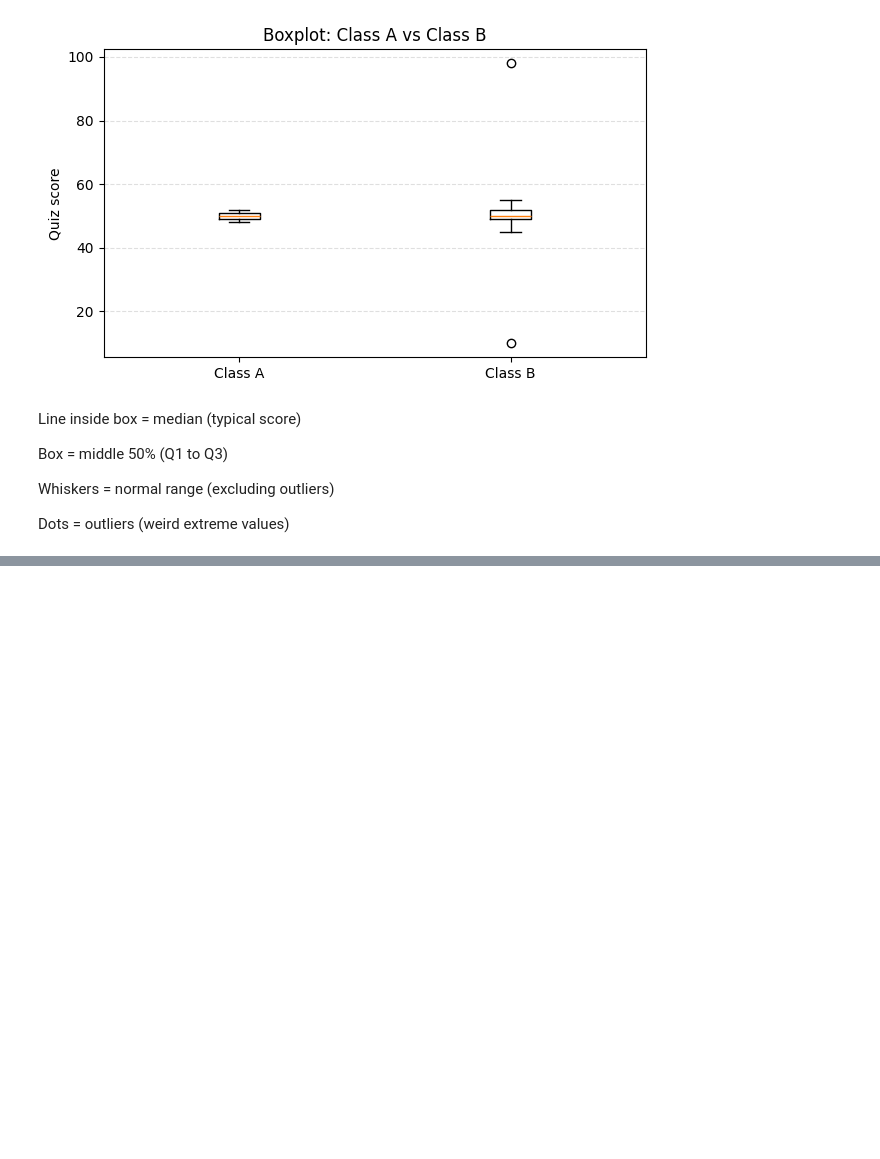
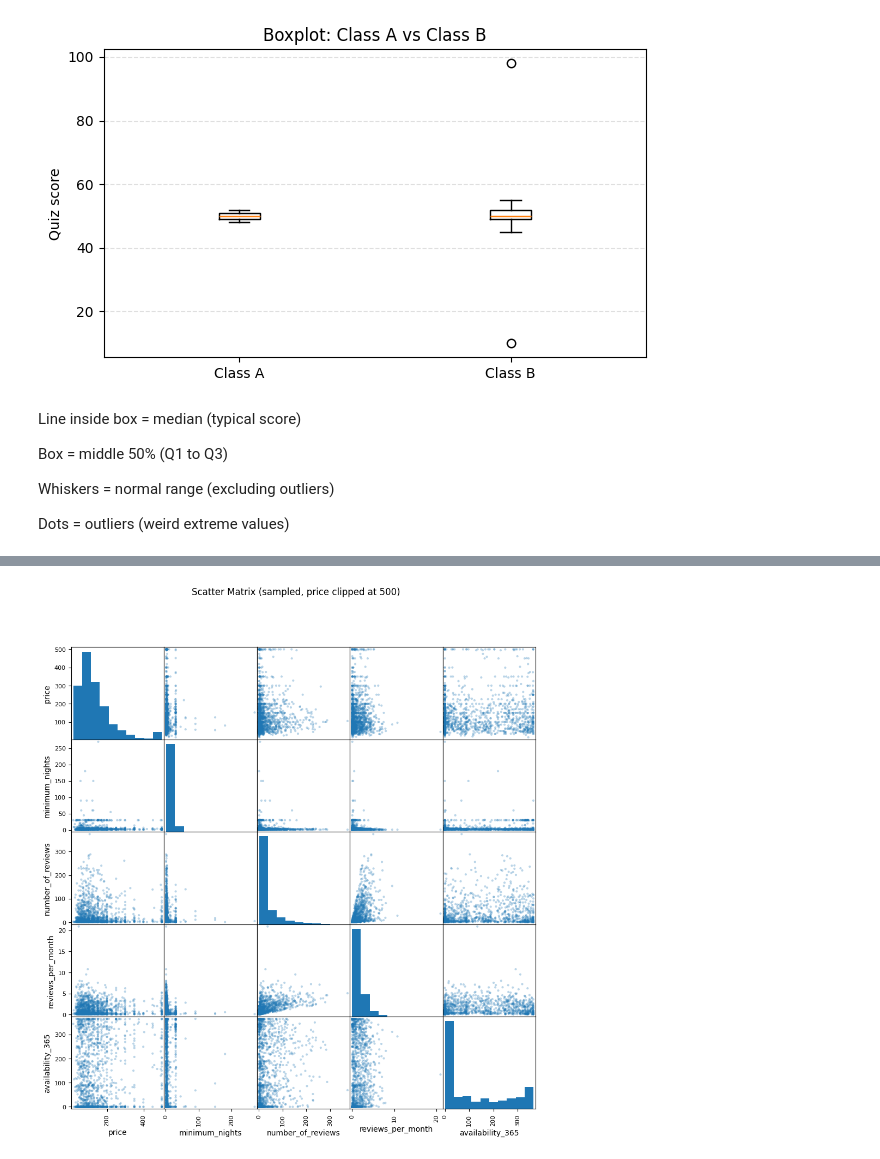
Before and after one commit to mohit716/airbnb-nyc-pandas, a Jupyter notebook: airbnb-nyc-pandas.ipynb, the cells around one changed output, grey strips where cells are left out. Saved outputs shown, nothing was run; the diff lists cells and outputs as text; code cells hidden in the pictures; blank space fills up the shorter version.

```diff
--- a/airbnb-nyc-pandas.ipynb
+++ b/airbnb-nyc-pandas.ipynb
@@ -2205,0 +2344,30 @@ Dots = outliers (weird extreme values)
+# %%
+# ----------------------------
+# 2) Pairplot / Scatter matrix (choose a small subset to keep it readable)
+# ----------------------------
+from pandas.plotting import scatter_matrix
+
+pair_cols = [
+    "price",
+    "minimum_nights",
+    "number_of_reviews",
+    "reviews_per_month",
+    "availability_365",
+]
+
+df_pair = df[pair_cols].copy()
+
+# optional: clip price so extreme listings don't dominate the visuals
+df_pair["price"] = df_pair["price"].clip(upper=500)
+
+# drop rows with missing values for clean plotting
+df_pair = df_pair.dropna()
+
+# sample so it doesn't become slow/heavy
+df_pair = df_pair.sample(min(len(df_pair), 1500), random_state=42)
+
+scatter_matrix(df_pair, figsize=(11, 11), alpha=0.3)
+plt.suptitle("Scatter Matrix (sampled, price clipped at 500)")
+plt.show()
+# %% [output]
+[figure, added]
```
Also changed, not shown: parts of 13 cells of this notebook.
